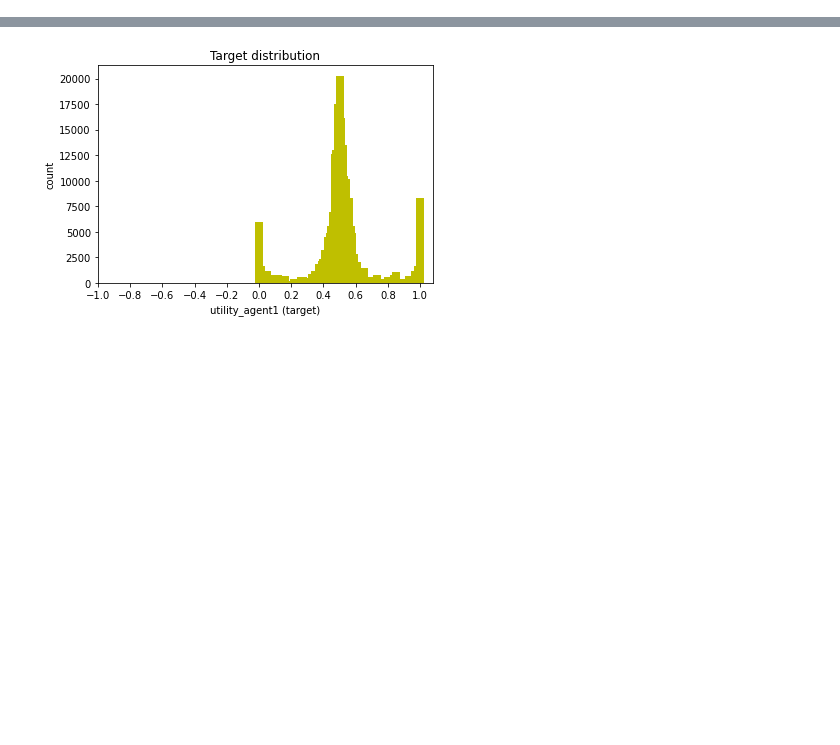
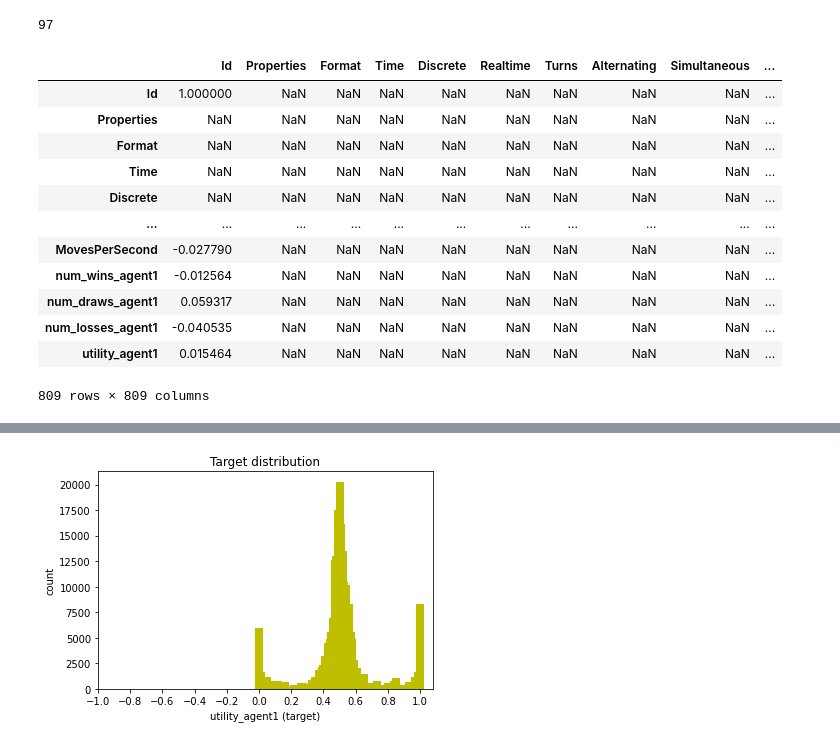
Before and after one commit to vadimtimakin/Kaggle-MCTS-6th-place-solution, a Jupyter notebook: draft.ipynb, the cells around one changed output, grey strips where cells are left out. Saved outputs shown, nothing was run; the diff lists cells and outputs as text; code cells hidden in the pictures; blank space fills up the shorter version.

```diff
--- a/draft.ipynb
+++ b/draft.ipynb
@@ -2,3 +2,23 @@
 import pandas as pd
 
 df = pd.read_csv('/home/toefl/K/MCTS/dataset/train.csv')
+# %%
+df['AdvantageP1'].nunique()
+# %% [output]
+97
+# %%
+df.corr()
+# %% [output]
+|  | Id | Properties | Format | Time | Discrete | Realtime | Turns | Alternating | Simultaneous | ... |
+| Id | 1.000000 | NaN | NaN | NaN | NaN | NaN | NaN | NaN | NaN | ... |
+| Properties | NaN | NaN | NaN | NaN | NaN | NaN | NaN | NaN | NaN | ... |
+| Format | NaN | NaN | NaN | NaN | NaN | NaN | NaN | NaN | NaN | ... |
+| Time | NaN | NaN | NaN | NaN | NaN | NaN | NaN | NaN | NaN | ... |
+| Discrete | NaN | NaN | NaN | NaN | NaN | NaN | NaN | NaN | NaN | ... |
+| ... | ... | ... | ... | ... | ... | ... | ... | ... | ... | ... |
+| MovesPerSecond | -0.027790 | NaN | NaN | NaN | NaN | NaN | NaN | NaN | NaN | ... |
+| num_wins_agent1 | -0.012564 | NaN | NaN | NaN | NaN | NaN | NaN | NaN | NaN | ... |
+| num_draws_agent1 | 0.059317 | NaN | NaN | NaN | NaN | NaN | NaN | NaN | NaN | ... |
+| num_losses_agent1 | -0.040535 | NaN | NaN | NaN | NaN | NaN | NaN | NaN | NaN | ... |
+| utility_agent1 | 0.015464 | NaN | NaN | NaN | NaN | NaN | NaN | NaN | NaN | ... |
+809 rows × 809 columns
```
Also changed, not shown: parts of 6 cells of this notebook, 1 other file.
